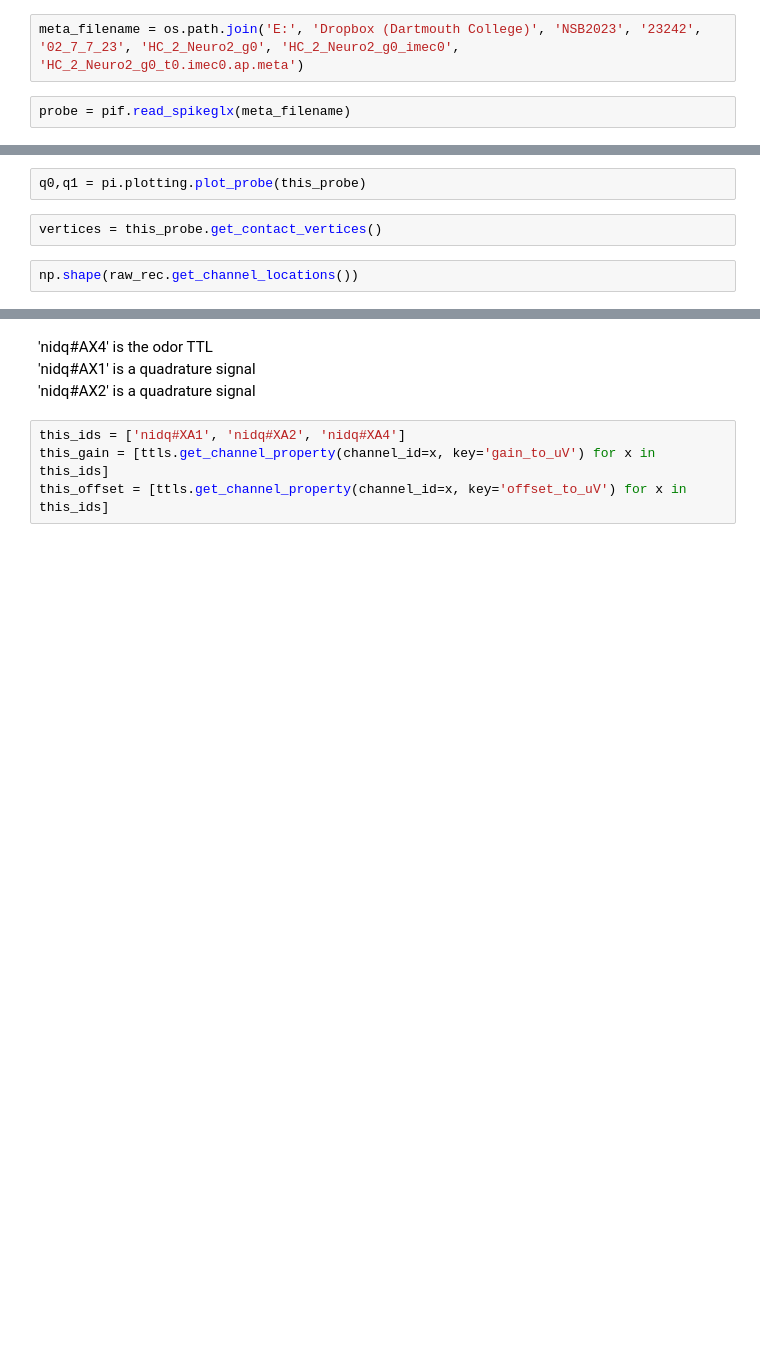
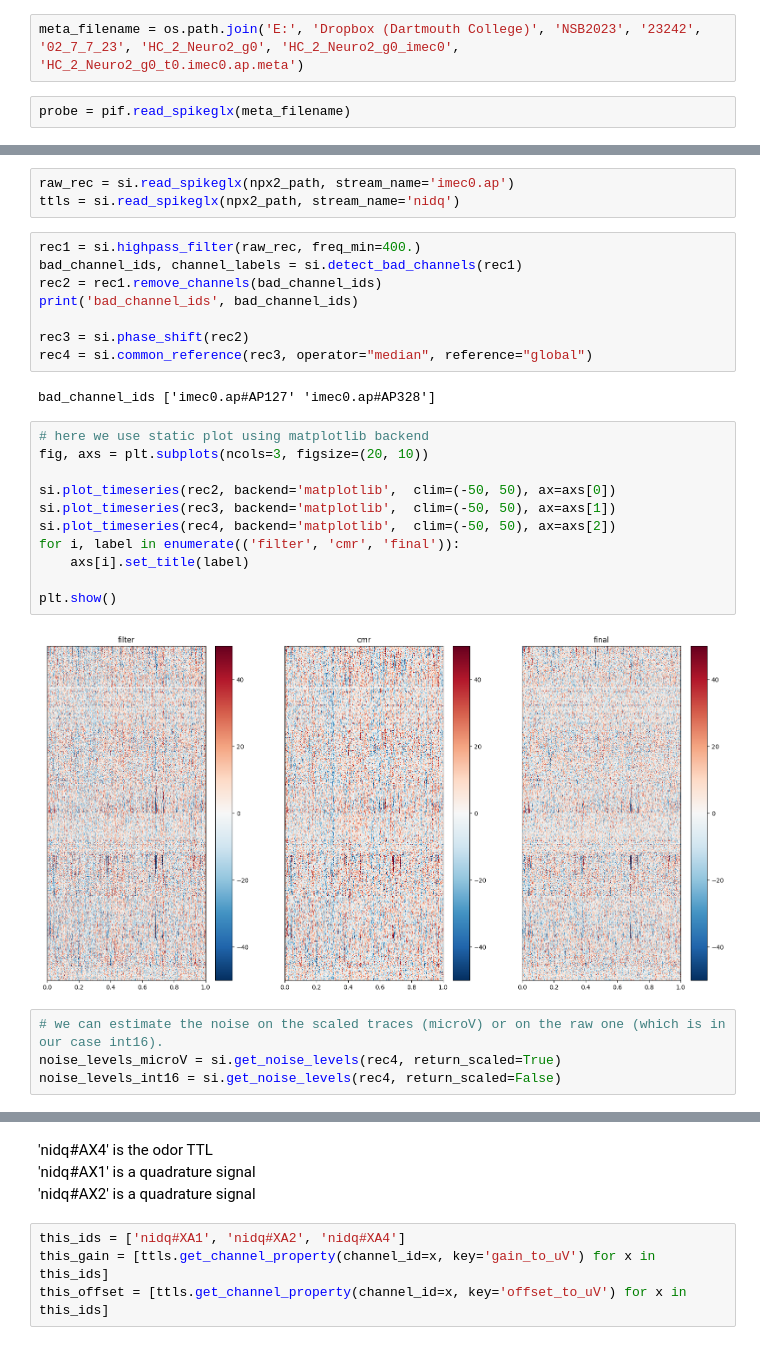
Before and after one commit to cowenowner/mbl_mouse_2024, a Jupyter notebook: student_and_instructor_code/manish/python_stuff/playWithNPX2.ipynb, the cells around one changed output, grey strips where cells are left out. Saved outputs shown, nothing was run; the diff lists cells and outputs as text; blank space fills up the shorter version.

```diff
--- a/student_and_instructor_code/manish/python_stuff/playWithNPX2.ipynb
+++ b/student_and_instructor_code/manish/python_stuff/playWithNPX2.ipynb
@@ -90,6 +25,30 @@ this_probe.ndim
-# %%
-q0,q1 = pi.plotting.plot_probe(this_probe)
-# %%
-vertices = this_probe.get_contact_vertices()
-# %%
-np.shape(raw_rec.get_channel_locations())
+# %%
+raw_rec = si.read_spikeglx(npx2_path, stream_name='imec0.ap')
+ttls = si.read_spikeglx(npx2_path, stream_name='nidq')
+# %%
+rec1 = si.highpass_filter(raw_rec, freq_min=400.)
+bad_channel_ids, channel_labels = si.detect_bad_channels(rec1)
+rec2 = rec1.remove_channels(bad_channel_ids)
+print('bad_channel_ids', bad_channel_ids)
+
+rec3 = si.phase_shift(rec2)
+rec4 = si.common_reference(rec3, operator="median", reference="global")
+# %% [output]
+bad_channel_ids ['imec0.ap#AP127' 'imec0.ap#AP328']
+# %%
+# here we use static plot using matplotlib backend
+fig, axs = plt.subplots(ncols=3, figsize=(20, 10))
+
+si.plot_timeseries(rec2, backend='matplotlib',  clim=(-50, 50), ax=axs[0])
+si.plot_timeseries(rec3, backend='matplotlib',  clim=(-50, 50), ax=axs[1])
+si.plot_timeseries(rec4, backend='matplotlib',  clim=(-50, 50), ax=axs[2])
+for i, label in enumerate(('filter', 'cmr', 'final')):
+    axs[i].set_title(label)
+
+plt.show()
+# %% [output]
+[figure, added]
+# %%
+# we can estimate the noise on the scaled traces (microV) or on the raw one (which is in our case int16).
+noise_levels_microV = si.get_noise_levels(rec4, return_scaled=True)
+noise_levels_int16 = si.get_noise_levels(rec4, return_scaled=False)
```
Also changed, not shown: parts of 18 cells of this notebook, 1 other file.
